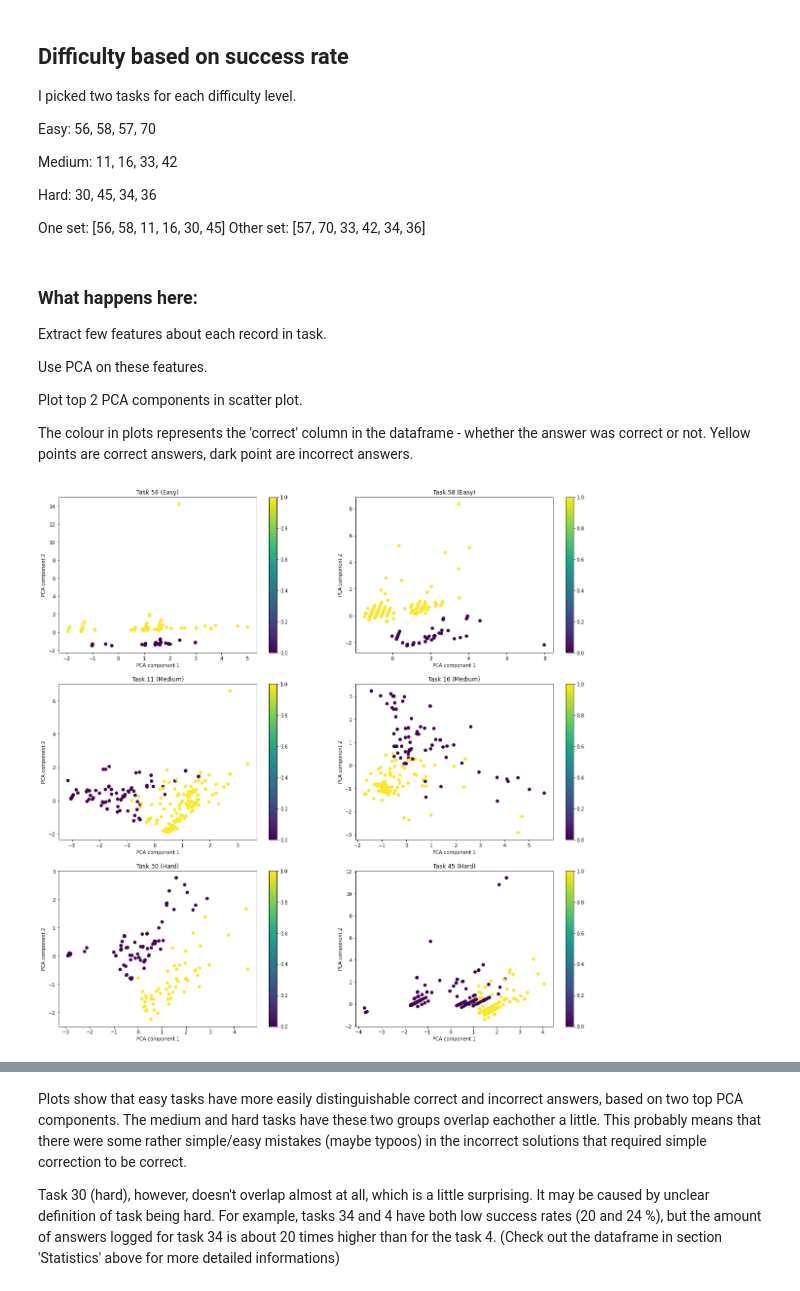
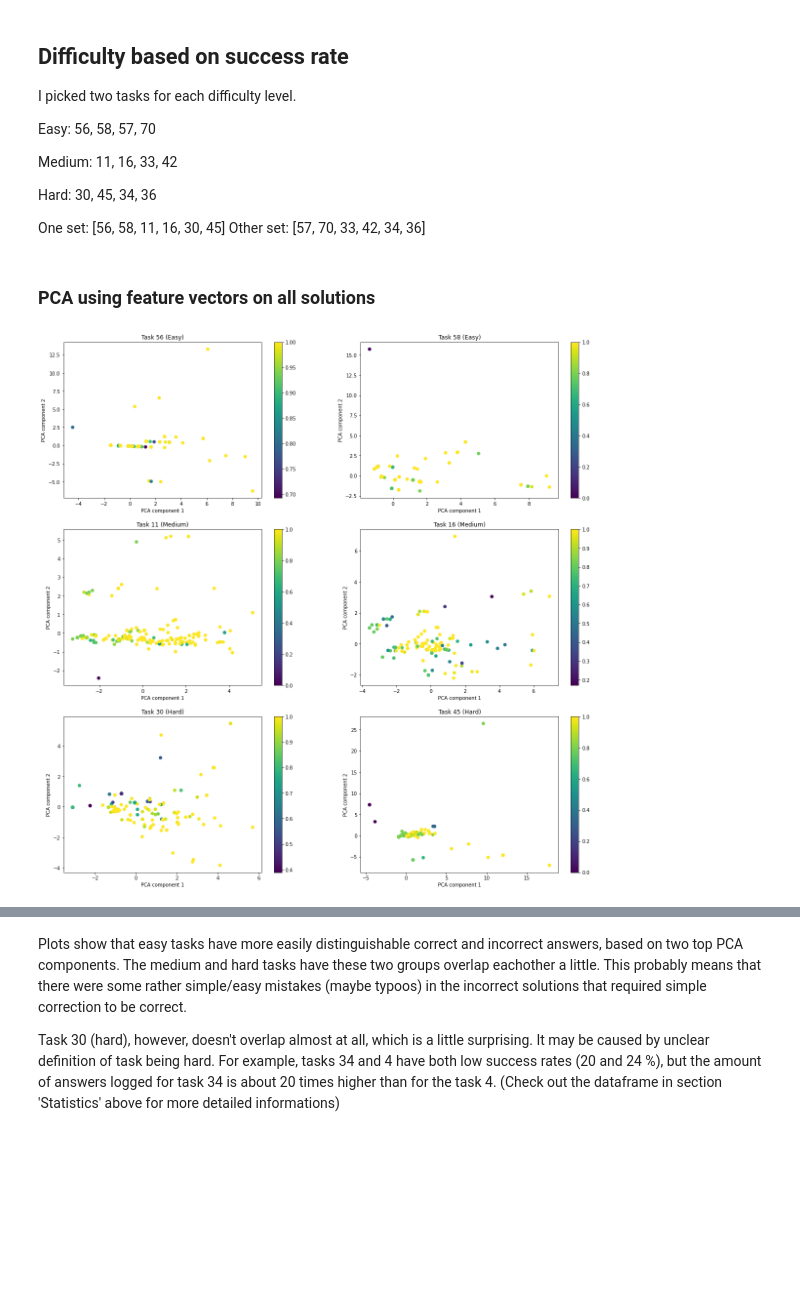
Before and after one commit to rastislavpapco/adaptive-learning-lab, a Jupyter notebook: adaptlearning.ipynb, the cells around one changed output, grey strips where cells are left out. Saved outputs shown, nothing was run; the diff lists cells and outputs as text; code cells hidden in the pictures; blank space fills up the shorter version.

```diff
--- a/adaptlearning.ipynb
+++ b/adaptlearning.ipynb
@@ -109,8 +128,3 @@ log_df.head(10)
 | 9 | 1986 | 1518209 | 31 | YnJlYWs= | 0 | -1 | 272200 | 2017-12-06 17:50:03 | break | 1 |
 # %% [markdown]
 # Statistics
-# %%
-index = 40553
-f = open("tmp/{}.py".format(index), 'w')
-f.write(log_df.at[index, 'code'].replace('break', '\n'))
-f.close()
@@ -228,13 +427,10 @@ def decode_ast(solution):
-# %% [markdown]
-### What happens here:
-
-Extract few features about each record in task.
-
-Use PCA on these features.
-
-Plot top 2 PCA components in scatter plot.
-
-The colour in plots represents the 'correct' column in the dataframe - whether the answer was correct or not. Yellow points are correct answers, dark point are incorrect answers.
+# %%
+# def, print, loop, ifelse, math, compare, assign
+features_names = ['def', 'print', 'loop', 'ifelse', 'math', 'compare', 'assign']
+features_regex = ['def ', 'print\(', 'for |while ', '\sif |\selif |\selse:',
+            '[^"](\+|\-|\*|/|\+\+|\-\-|%)[^"]', '[^"](<|<=|>|>=|==| is )[^"]', '[^=\+\-\*/"]=[^="]']
+# %% [markdown]
+### PCA using feature vectors on all solutions
 # %%
 fig, axes = plt.subplots(nrows=3, ncols=2, figsize=(20, 20))
 
@@ -247,38 +443,76 @@ for item, dif, plt_row, plt_col in zip([56, 58, 11, 16, 30, 45],
     solution = decode_program(solution)
 
     # Find ast-parsable solutions
     parsed = task_df.code.apply(decode_ast)
-    # Compute similarity to solution code
-    similarities = pycode_similar.detect([solution, *task_df.code[parsed].values])
-    sim_perc = np.array([x[1][0].plagiarism_percent for x in similarities])
 
     # Pick only ast-parsable solutions
     task_df_parsed = pd.DataFrame(task_df[parsed])
-    task_df_parsed["sim_perc"] = sim_perc
+
+    # Compute similarity to solution code
+    similarities = pycode_similar.detect([solution, *task_df_parsed.code.values])
+    sim_perc = np.array([x[1][0].plagiarism_percent for x in similarities])
+    task_df_parsed["sim_perc_sol"] = sim_perc
 
     # Compute answer's ast length (abstract syntax tree)
     ast_len = []
+
     for x in similarities:
         if x[1][0].info_candidate is not None:
             ast_len.append(len(x[1][0].info_candidate.func_ast_lines))
         else:
             ast_len.append(0)
 
+    task_df_parsed['ast_len'] = ast_len
+
+    # Compute similarity to closest correct answer
+    correct_codes = task_df_parsed[task_df_parsed['correct'] == 1].code.values.tolist()
+    correct_codes.append(solution)
+    sim_perc_closest = []
+    feature_dict = {}
+    for regex in features_regex:
+        feature_dict[regex] = []
+
+    for index, row in task_df_parsed.iterrows():
+        if row['correct'] == 1:
+            sim_perc_closest.append(1)
+        else:
+            try:
+                similarities = pycode_similar.detect([row['code'], *correct_codes])
+                sim_perc = [x[1][0].plagiarism_percent for x in similarities]
+                closest = max(sim_perc)
+            except:
+                closest = 0
+            sim_perc_closest.append(closest)
+
+        # Get feature vectors
+        for feature in feature_dict:
+            feature_count = len(re.findall(feature, row['code']))
+            feature_dict[feature].append(feature_count)
+
+    # Add new columns
+    #task_df_parsed['sim_perc_closest'] = sim_perc_closest
+
+    for regex, name in zip(features_regex, features_names):
+        task_df_parsed[name] = feature_dict[regex]
+
+
     # Drop unnecessary columns
-    task_df_parsed['ast_len'] = ast_len
-    task_df_parsed = task_df_parsed.drop(['id', 'item', 'user', 'time', 'answer', 'code', 'moves'],
+    correct = task_df_parsed.correct
+    task_df_parsed = task_df_parsed.drop(['id', 'item', 'user', 'time', 'answer', 'code', 'moves', 'responseTime',
+                                          'correct', 'codeLength', 'sim_perc_sol'],
                                          axis=1)
 
     # Scale the columns and perform pca
     pca_components = pca.fit_transform(scaler.fit_transform(task_df_parsed[[x for x in task_df_parsed.columns]]))
 
+    # Plot
     ax = axes[plt_row, plt_col]
-    im = ax.scatter(*pca_components.T[:2], c=task_df_parsed.correct)
+    im = ax.scatter(*pca_components.T[:2], c=sim_perc_closest)
     ax.set_title("Task {} ({})".format(item, dif))
     ax.set_ylabel('PCA component 2')
     ax.set_xlabel('PCA component 1')
     fig.colorbar(im, ax=ax)
 
 plt.show()
 # %% [output]
-[figure, old version]
+[figure, new version]
```
Also changed, not shown: parts of 28 cells of this notebook.
